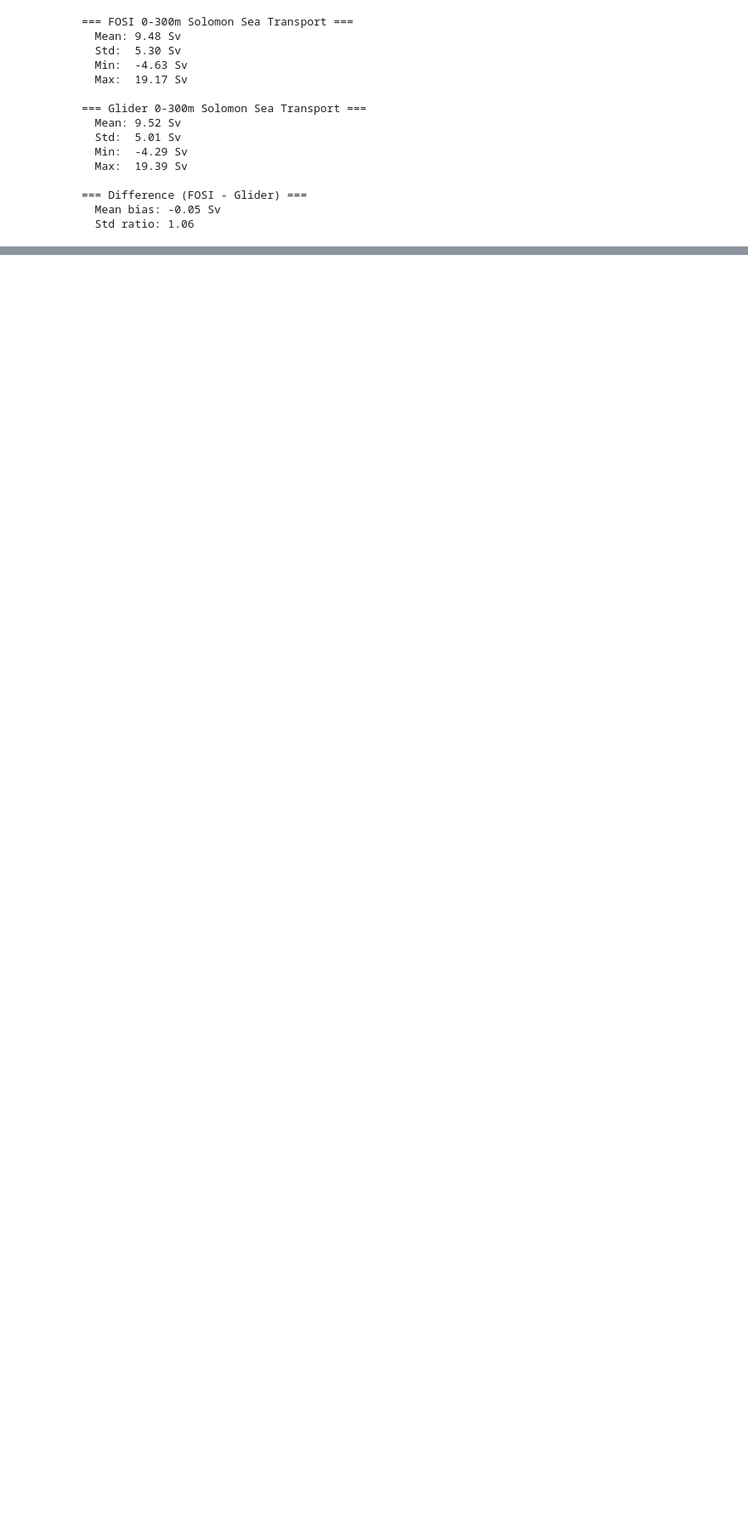
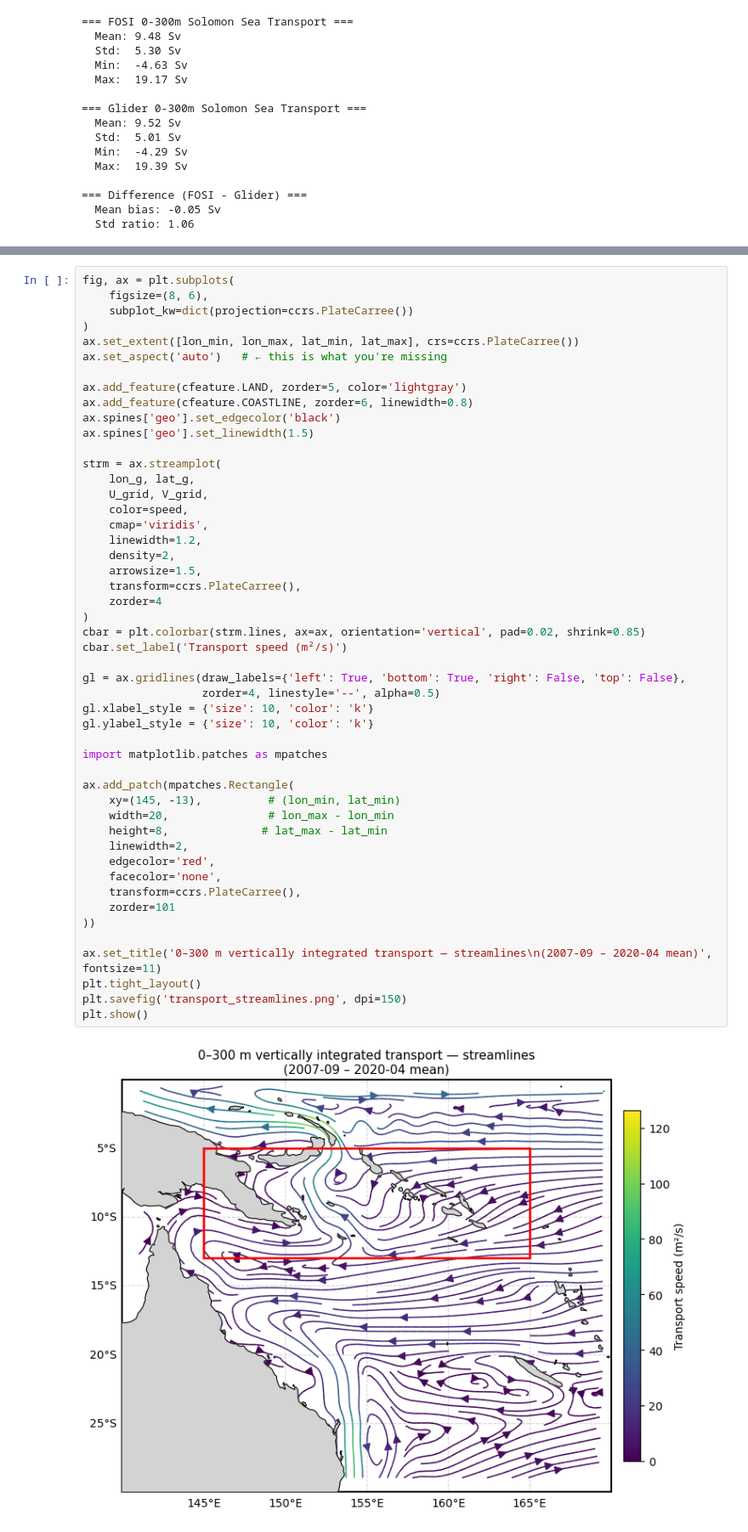
Before and after one commit to CassiaCai/stc_doubleitczbias, a Jupyter notebook: RtR_solomon_sea.ipynb, the cells around one changed output, grey strips where cells are left out. Shown at 85% size. Cells and saved outputs as stored; diff of their text form; blank space fills up the shorter version.

```diff
--- a/RtR_solomon_sea.ipynb
+++ b/RtR_solomon_sea.ipynb
@@ -292,0 +377,51 @@ print(f"  Std ratio: {transport_final.std().values / transport_300m_mon_Sv.std()
+# %%
+fig, ax = plt.subplots(
+    figsize=(8, 6),
+    subplot_kw=dict(projection=ccrs.PlateCarree())
+)
+ax.set_extent([lon_min, lon_max, lat_min, lat_max], crs=ccrs.PlateCarree())
+ax.set_aspect('auto')   # ← this is what you're missing
+
+ax.add_feature(cfeature.LAND, zorder=5, color='lightgray')
+ax.add_feature(cfeature.COASTLINE, zorder=6, linewidth=0.8)
+ax.spines['geo'].set_edgecolor('black')
+ax.spines['geo'].set_linewidth(1.5)
+
+strm = ax.streamplot(
+    lon_g, lat_g,
+    U_grid, V_grid,
+    color=speed,
+    cmap='viridis',
+    linewidth=1.2,
+    density=2,
+    arrowsize=1.5,
+    transform=ccrs.PlateCarree(),
+    zorder=4
+)
+cbar = plt.colorbar(strm.lines, ax=ax, orientation='vertical', pad=0.02, shrink=0.85)
+cbar.set_label('Transport speed (m²/s)')
+
+gl = ax.gridlines(draw_labels={'left': True, 'bottom': True, 'right': False, 'top': False},
+                  zorder=4, linestyle='--', alpha=0.5)
+gl.xlabel_style = {'size': 10, 'color': 'k'}
+gl.ylabel_style = {'size': 10, 'color': 'k'}
+
+import matplotlib.patches as mpatches
+
+ax.add_patch(mpatches.Rectangle(
+    xy=(145, -13),          # (lon_min, lat_min)
+    width=20,               # lon_max - lon_min
+    height=8,              # lat_max - lat_min
+    linewidth=2,
+    edgecolor='red',
+    facecolor='none',
+    transform=ccrs.PlateCarree(),
+    zorder=101
+))
+
+ax.set_title('0–300 m vertically integrated transport — streamlines\n(2007-09 – 2020-04 mean)', fontsize=11)
+plt.tight_layout()
+plt.savefig('transport_streamlines.png', dpi=150)
+plt.show()
+# %% [output]
+[figure, added]
```
Also changed, not shown: parts of 3 cells of this notebook.
